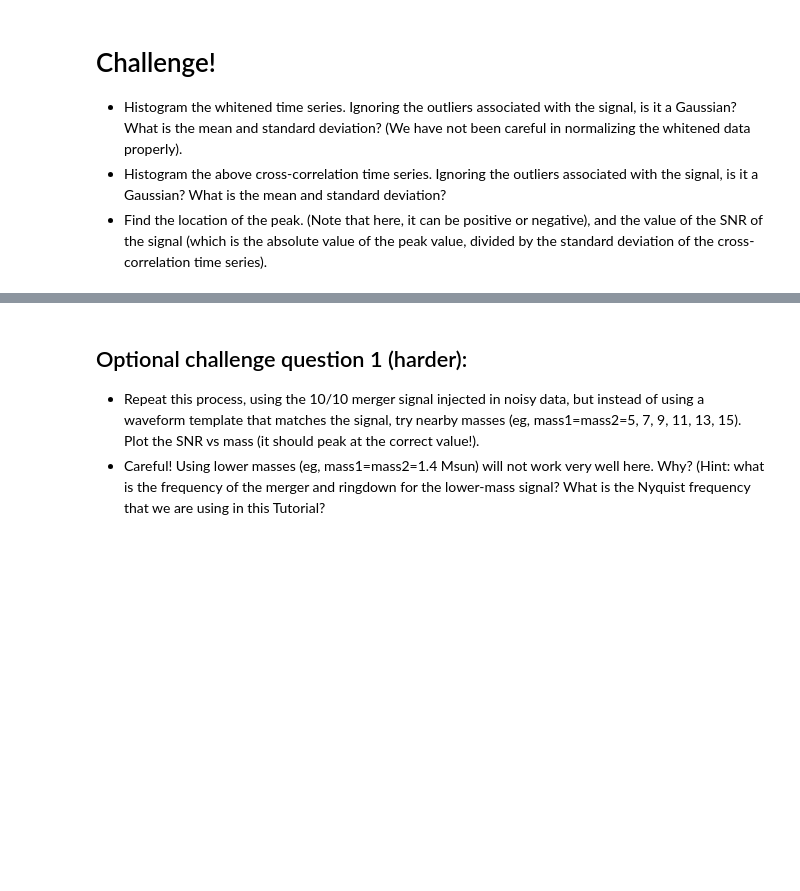
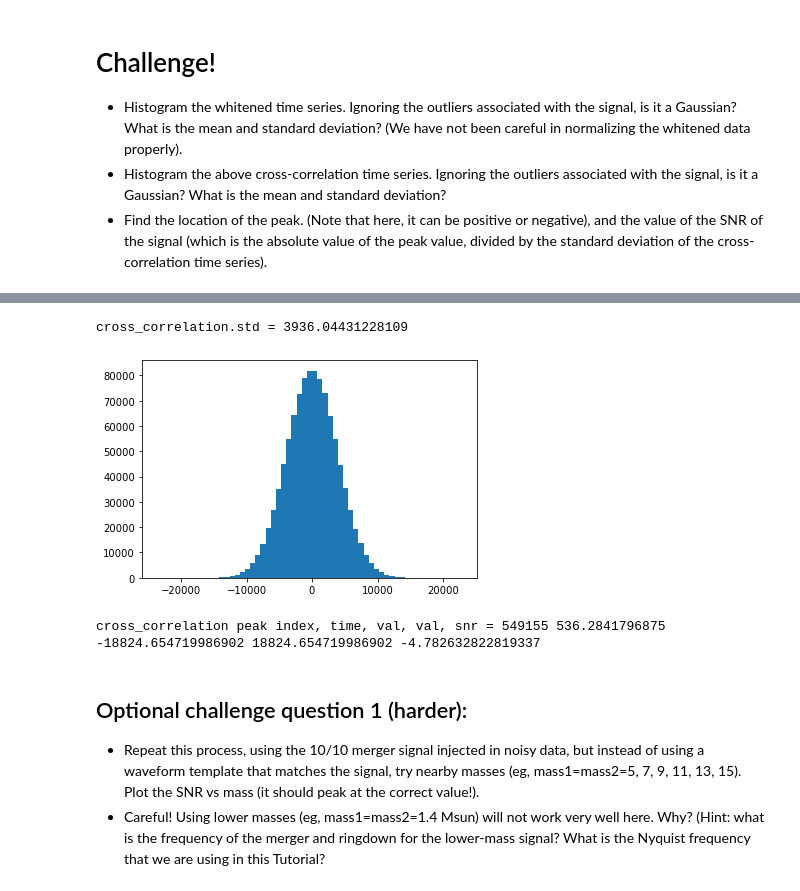
Before and after one commit to pviscone/GWOSC-workshop, a Jupyter notebook: Tutorials/Day_2/Tuto_2.1_Matched_filtering_introduction.ipynb, the cells around one changed output, grey strips where cells are left out. Cells and saved outputs as stored; diff of their text form; code cells hidden in the pictures; blank space fills up the shorter version.

```diff
--- a/Tutorials/Day_2/Tuto_2.1_Matched_filtering_introduction.ipynb
+++ b/Tutorials/Day_2/Tuto_2.1_Matched_filtering_introduction.ipynb
@@ -277,3 +232,21 @@ Text(0, 0.5, 'Cross-correlation')
+# %%
+ccstd = cross_correlation.std()
+pylab.hist(cross_correlation, bins=numpy.arange(-6,6,0.2)*ccstd)
+print('cross_correlation.std =',ccstd)
+# %% [output]
+cross_correlation.std = 3936.04431228109
+[figure, added]
+# %%
+#locate the peak of the cross-correlation time-series, compute the SNR there
+ipeak = numpy.argmax(numpy.abs(cross_correlation))
+tpeak = times[ipeak]
+apeak = cross_correlation[ipeak]
+mpeak = numpy.max(numpy.abs(cross_correlation)) # should be same as apeak
+dstd = cross_correlation.std()
+snr = apeak/dstd
+print('cross_correlation peak index, time, val, val, snr =',ipeak,tpeak,apeak,mpeak,snr)
+# %% [output]
+cross_correlation peak index, time, val, val, snr = 549155 536.2841796875 -18824.654719986902 18824.654719986902 -4.782632822819337
 # %% [markdown]
 ## Optional challenge question 1 (harder):
 
```
Also changed, not shown: parts of 3 cells of this notebook, 3 other files.
